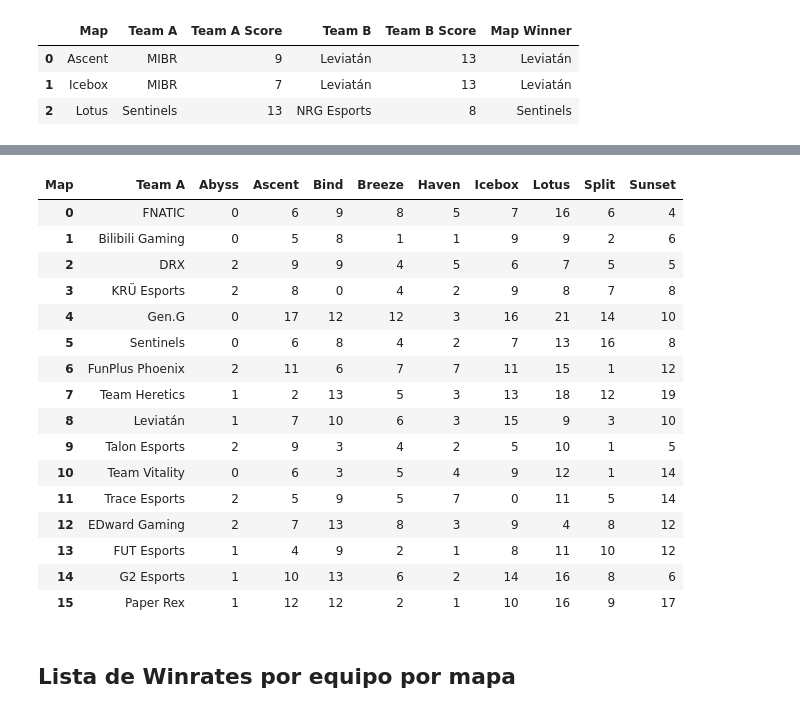
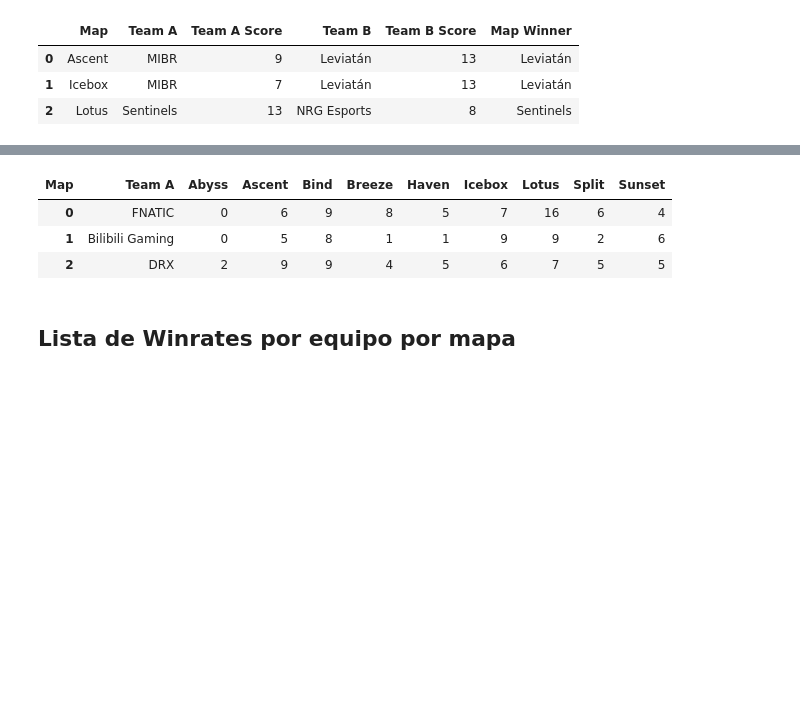
Before and after one commit to danielAcl9/valorantChampions2024DataAnalysis, a Jupyter notebook: notebooks/team_winrates.ipynb, the cells around one changed output, grey strips where cells are left out. Cells and saved outputs as stored; diff of their text form; code cells hidden in the pictures; blank space fills up the shorter version.

```diff
--- a/notebooks/team_winrates.ipynb
+++ b/notebooks/team_winrates.ipynb
@@ -84,32 +60,19 @@ team_map_wins
 # %%
 # Crear tabla de cantidad de veces que se jugo cada mapa por equipo
 
 team_map_counts = df_maps.groupby(['Team A', 'Map']).size().unstack(fill_value=0)
 team_map_counts += df_maps.groupby(['Team B', 'Map']).size().unstack(fill_value=0)
 team_map_counts = team_map_counts.loc[participating_teams]
 
 team_map_counts.reset_index(inplace=True)
 team_map_counts.rename(columns={'Map Winner': 'Team'}, inplace=True)
 
-team_map_counts
+team_map_counts.head(3)
 # %% [output]
 | Map | Team A | Abyss | Ascent | Bind | Breeze | Haven | Icebox | Lotus | Split | Sunset |
 | 0 | FNATIC | 0 | 6 | 9 | 8 | 5 | 7 | 16 | 6 | 4 |
 | 1 | Bilibili Gaming | 0 | 5 | 8 | 1 | 1 | 9 | 9 | 2 | 6 |
 | 2 | DRX | 2 | 9 | 9 | 4 | 5 | 6 | 7 | 5 | 5 |
-| 3 | KRÜ Esports | 2 | 8 | 0 | 4 | 2 | 9 | 8 | 7 | 8 |
-| 4 | Gen.G | 0 | 17 | 12 | 12 | 3 | 16 | 21 | 14 | 10 |
-| 5 | Sentinels | 0 | 6 | 8 | 4 | 2 | 7 | 13 | 16 | 8 |
-| 6 | FunPlus Phoenix | 2 | 11 | 6 | 7 | 7 | 11 | 15 | 1 | 12 |
-| 7 | Team Heretics | 1 | 2 | 13 | 5 | 3 | 13 | 18 | 12 | 19 |
-| 8 | Leviatán | 1 | 7 | 10 | 6 | 3 | 15 | 9 | 3 | 10 |
-| 9 | Talon Esports | 2 | 9 | 3 | 4 | 2 | 5 | 10 | 1 | 5 |
-| 10 | Team Vitality | 0 | 6 | 3 | 5 | 4 | 9 | 12 | 1 | 14 |
-| 11 | Trace Esports | 2 | 5 | 9 | 5 | 7 | 0 | 11 | 5 | 14 |
-| 12 | EDward Gaming | 2 | 7 | 13 | 8 | 3 | 9 | 4 | 8 | 12 |
-| 13 | FUT Esports | 1 | 4 | 9 | 2 | 1 | 8 | 11 | 10 | 12 |
-| 14 | G2 Esports | 1 | 10 | 13 | 6 | 2 | 14 | 16 | 8 | 6 |
-| 15 | Paper Rex | 1 | 12 | 12 | 2 | 1 | 10 | 16 | 9 | 17 |
 # %% [markdown]
 ## Lista de Winrates por equipo por mapa
 # %%
```
Also changed, not shown: parts of 13 cells of this notebook, 11 other files.
